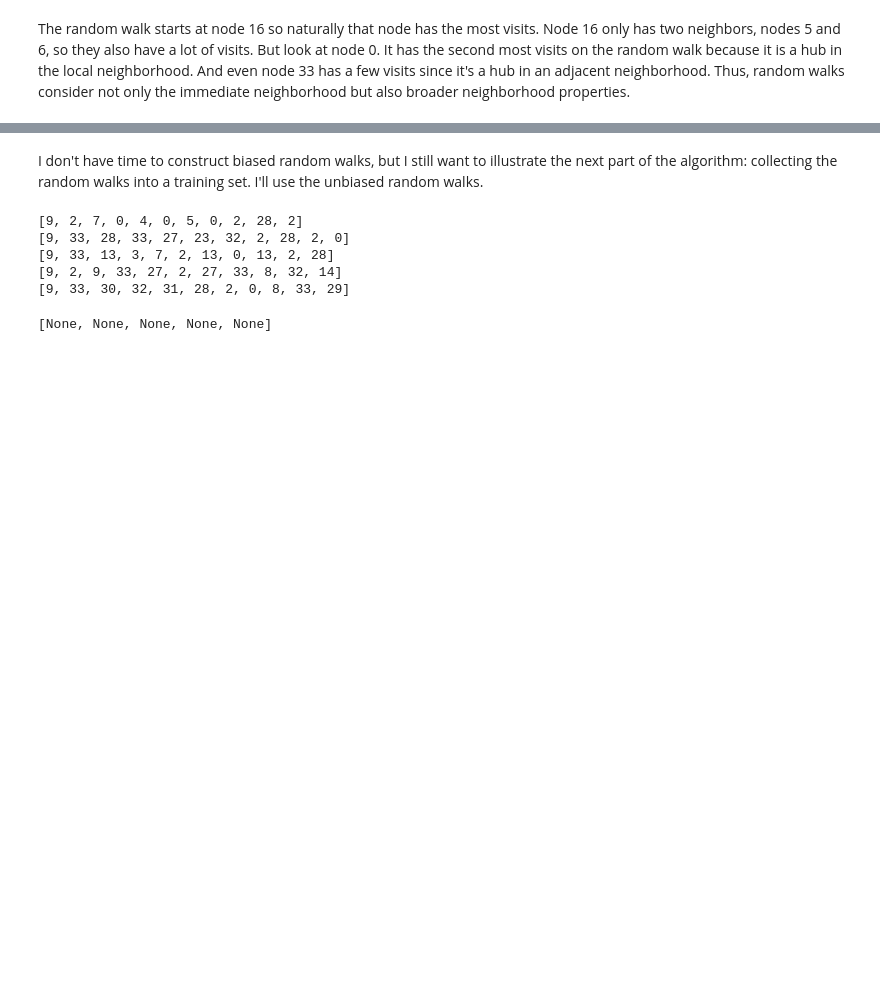
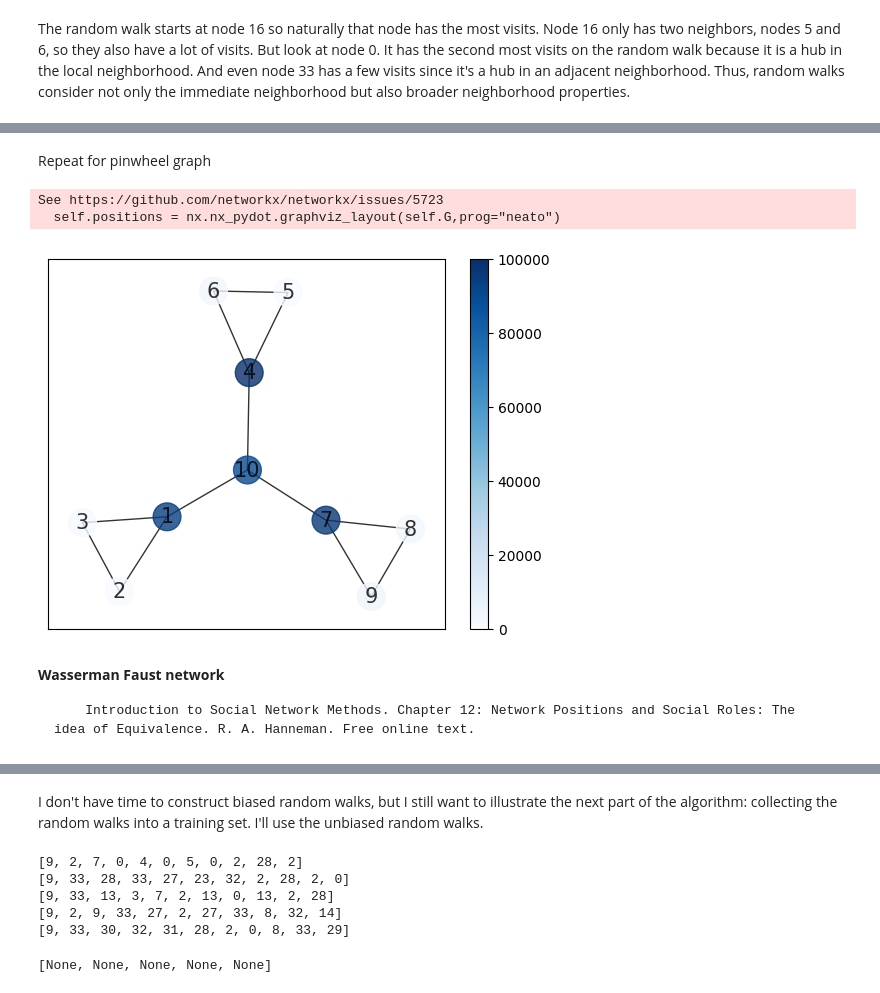
Before and after one commit to MichaelAGoodrich/GraphDataScience_withSNAP, a Jupyter notebook: SpectralGraphCut with Normalized Laplacian.ipynb, the cells around one changed output, grey strips where cells are left out. Drawn from its saved outputs; the diff is of its cells as text; code cells hidden in the pictures; blank space fills up the shorter version.

````diff
--- a/SpectralGraphCut with Normalized Laplacian.ipynb
+++ b/SpectralGraphCut with Normalized Laplacian.ipynb
@@ -169,0 +219,14 @@ The random walk starts at node 16 so naturally that node has the most visits. No
+# %% [markdown]
+Repeat for pinwheel graph
+# %%
+my_walker = DeepWalk(pinwheel_graph, walk_length = 10)
+my_walker.show_graph()
+# %% [output]
+See https://github.com/networkx/networkx/issues/5723
+  self.positions = nx.nx_pydot.graphviz_layout(self.G,prog="neato")
+[figure, added]
+# %% [markdown]
+__Wasserman Faust network__
+```
+    Introduction to Social Network Methods. Chapter 12: Network Positions and Social Roles: The idea of Equivalence. R. A. Hanneman. Free online text.
+```
````
Also changed, not shown: parts of 17 cells of this notebook, 1 other file.
